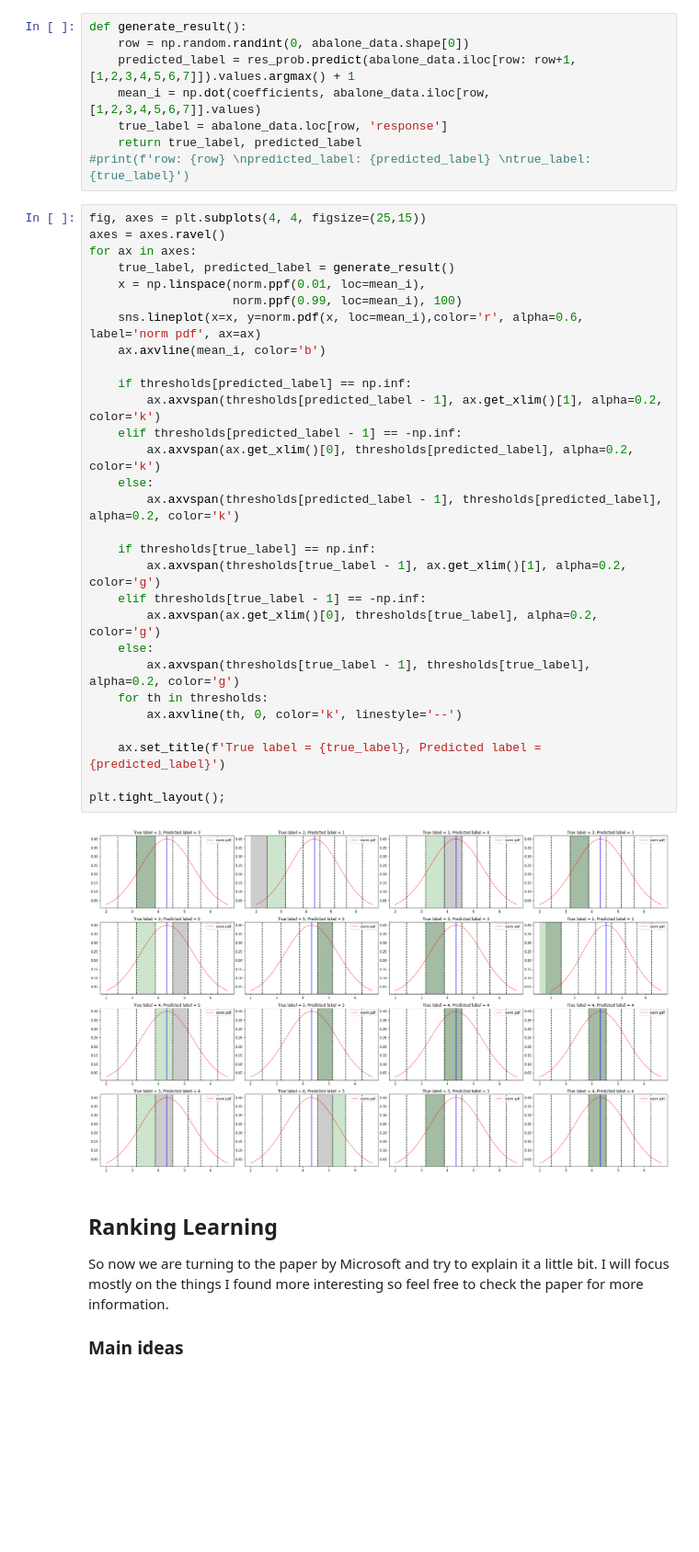
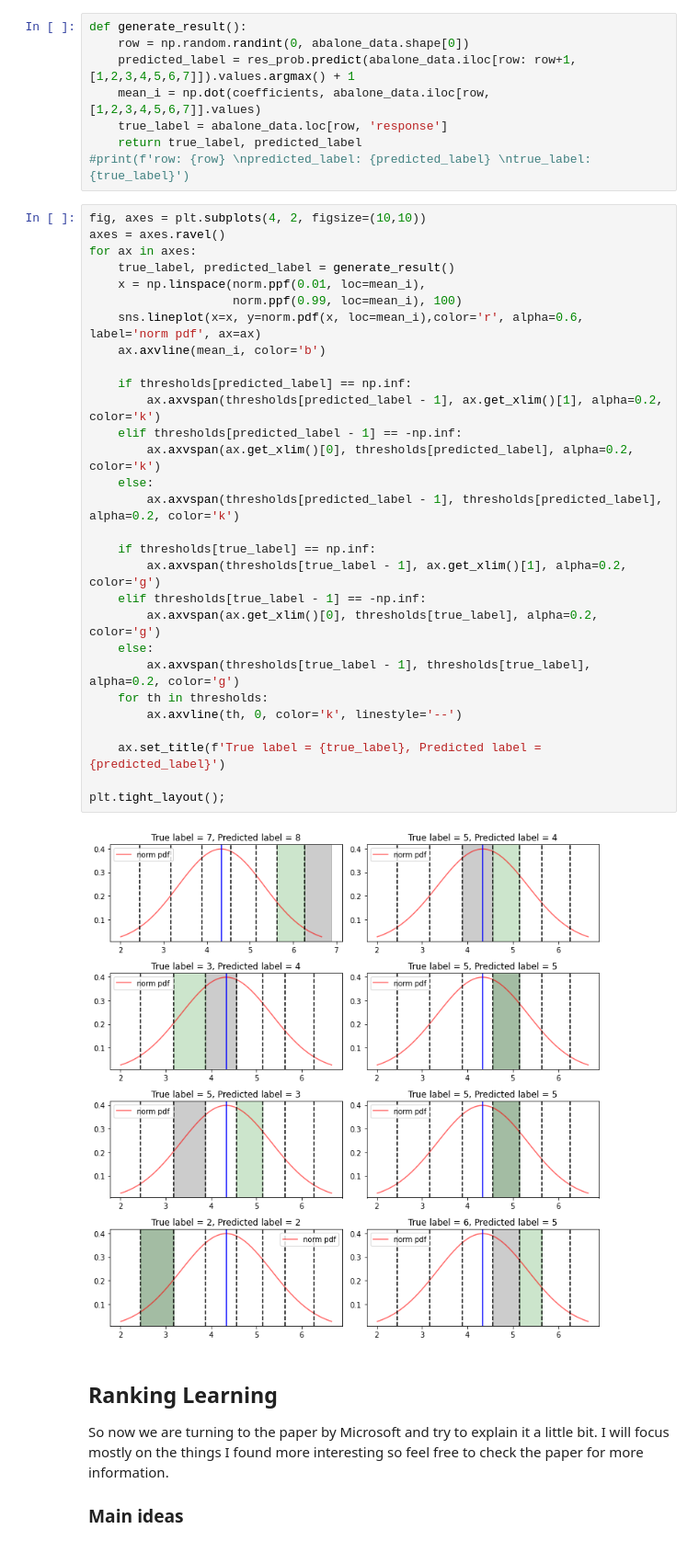
Before and after one commit to eduardbermejo/blog, a Jupyter notebook: _notebooks/2021-02-02-Ranking.ipynb, the cells around one changed output. Shown: that part at 92% size. Drawn from its saved outputs; the diff is of its cells as text; blank space fills up the shorter version.

```diff
--- a/_notebooks/2021-02-02-Ranking.ipynb
+++ b/_notebooks/2021-02-02-Ranking.ipynb
@@ -157,36 +157,36 @@ def generate_result():
     return true_label, predicted_label
 #print(f'row: {row} \npredicted_label: {predicted_label} \ntrue_label: {true_label}')
 # %%
-fig, axes = plt.subplots(4, 4, figsize=(25,15))
+fig, axes = plt.subplots(4, 2, figsize=(10,10))
 axes = axes.ravel()
 for ax in axes:
     true_label, predicted_label = generate_result()
     x = np.linspace(norm.ppf(0.01, loc=mean_i),
                     norm.ppf(0.99, loc=mean_i), 100)
     sns.lineplot(x=x, y=norm.pdf(x, loc=mean_i),color='r', alpha=0.6, label='norm pdf', ax=ax)
     ax.axvline(mean_i, color='b')
 
     if thresholds[predicted_label] == np.inf:
         ax.axvspan(thresholds[predicted_label - 1], ax.get_xlim()[1], alpha=0.2, color='k')
     elif thresholds[predicted_label - 1] == -np.inf:
         ax.axvspan(ax.get_xlim()[0], thresholds[predicted_label], alpha=0.2, color='k')
     else:
         ax.axvspan(thresholds[predicted_label - 1], thresholds[predicted_label], alpha=0.2, color='k')
 
     if thresholds[true_label] == np.inf:
         ax.axvspan(thresholds[true_label - 1], ax.get_xlim()[1], alpha=0.2, color='g')
     elif thresholds[true_label - 1] == -np.inf:
         ax.axvspan(ax.get_xlim()[0], thresholds[true_label], alpha=0.2, color='g')
     else:
         ax.axvspan(thresholds[true_label - 1], thresholds[true_label], alpha=0.2, color='g')
     for th in thresholds:
         ax.axvline(th, 0, color='k', linestyle='--')
 
     ax.set_title(f'True label = {true_label}, Predicted label = {predicted_label}')
 
 plt.tight_layout();
 # %% [output]
-[figure, old version]
+[figure, new version]
 # %% [markdown]
 ## Ranking Learning
 
```
Also changed, not shown: parts of 1 cell of this notebook.
